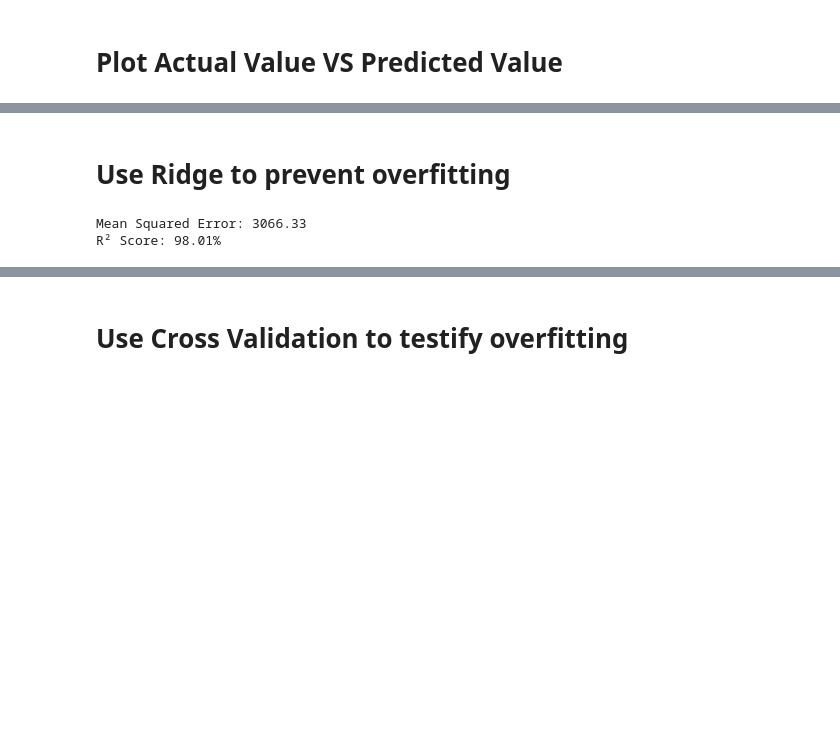
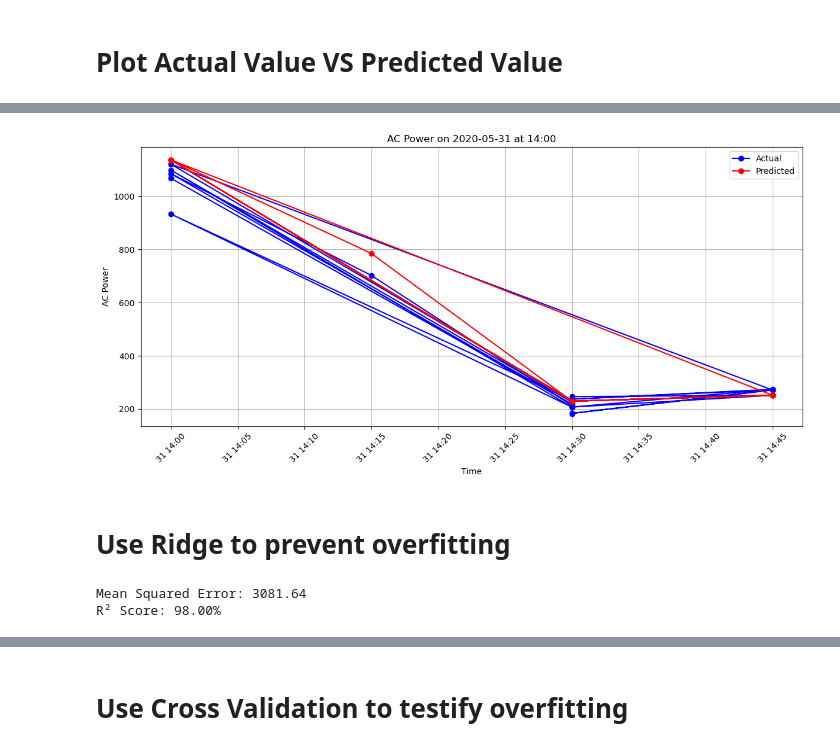
Before and after one commit to LUKEZFLU/elile_kaggle, a Jupyter notebook: linearModel.ipynb, the cells around one changed output, grey strips where cells are left out. Cells and saved outputs as stored; diff of their text form; code cells hidden in the pictures; blank space fills up the shorter version.

```diff
--- a/linearModel.ipynb
+++ b/linearModel.ipynb
@@ -132,7 +185,44 @@ plt.show()
+# %%
+X_test = pd.DataFrame(X_test, columns=features, index=y_test.index)
+X_test['DATE_TIME'] = plant1_data.loc[X_test.index, 'DATE_TIME']
+y_test_pred = pd.Series(y_test_pred, index=X_test.index)
+
+specific_date = pd.to_datetime('2020-05-31').date()
+specific_hour = 14
+
+hour_data = X_test[(X_test['DATE_TIME'].dt.date == specific_date) & (X_test['DATE_TIME'].dt.hour == specific_hour)]
+actual_values = y_test.loc[hour_data.index]
+predicted_values = y_test_pred.loc[hour_data.index]
+
+plt.figure(figsize=(12, 6))
+plt.plot(hour_data['DATE_TIME'], actual_values, marker='o', linestyle='-', color='b', label='Actual')
+plt.plot(hour_data['DATE_TIME'], predicted_values, marker='o', linestyle='-', color='r', label='Predicted')
+plt.title(f'AC Power on {specific_date} at {specific_hour}:00')
+plt.xlabel('Time')
+plt.ylabel('AC Power')
+plt.legend()
+plt.grid(True)
+plt.xticks(rotation=45)
+plt.tight_layout()
+plt.show()
+# %% [output]
+[figure, added]
 # %% [markdown]
 # Use Ridge to prevent overfitting
 # %%
 from sklearn.linear_model import Ridge
+from sklearn.preprocessing import StandardScaler
+
+X = plant1_data[features]
+y = plant1_data[target]
+
+
+scaler = StandardScaler()
+X_scaled = scaler.fit_transform(X)
+
+
+X_train, X_test, y_train, y_test = train_test_split(X_scaled, y, test_size=0.2, random_state=42)
+
 
 r_model = Ridge(alpha=1.0)
 r_model.fit(X_train, y_train)
@@ -144,5 +234,5 @@ r2 = r2_score(y_test, y_pred_r)
 print(f'Mean Squared Error: {mse:.2f}')
 print(f'R² Score: {r2 * 100:.2f}%')
 # %% [output]
-Mean Squared Error: 3066.33
-R² Score: 98.01%
+Mean Squared Error: 3081.64
+R² Score: 98.00%
```
Also changed, not shown: parts of 5 cells of this notebook, 1 other file.
